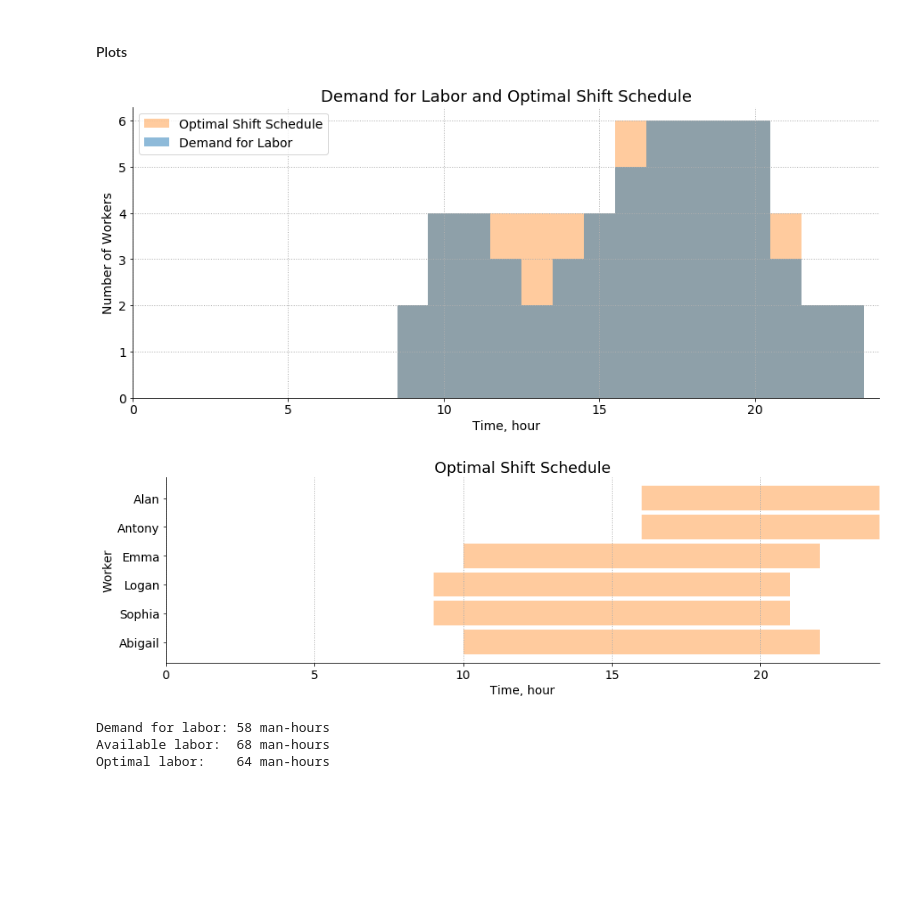
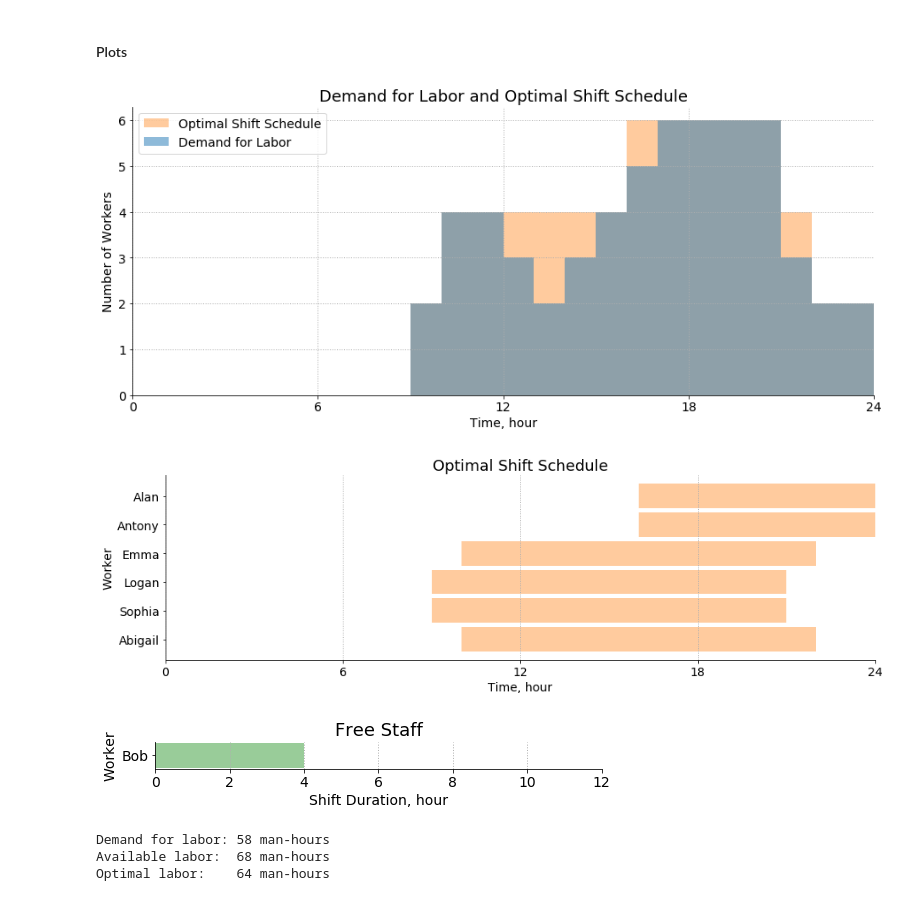
Before and after one commit to Snedashkovsky/cashier_scheduler, a Jupyter notebook: Scheduler.ipynb, the cells around one changed output. Saved outputs shown, nothing was run; the diff lists cells and outputs as text; code cells hidden in the pictures; blank space fills up the shorter version.

```diff
--- a/Scheduler.ipynb
+++ b/Scheduler.ipynb
@@ -206,19 +206,19 @@ working_hours_df = pd.DataFrame({'hour':unique_elements, 'number_exist':counts_e
 # %%
 demand_and_predict_for_labor_df = demand_for_labor_df.merge(
                                       working_hours_df,
-                                      how='left',
+                                      how='outer',
                                       on='hour').fillna(0)
 # %% [markdown]
 #### Plots
 # %%
 # Demand for Labor and Optimal Shift Schedule plot
 mpl.rcParams['figure.figsize'] = (15, 6.0)
-plt.bar(demand_and_predict_for_labor_df.hour,
+plt.bar(demand_and_predict_for_labor_df.hour + 0.5,
         demand_and_predict_for_labor_df.number_exist,
         width=1,
         color='C1',
         alpha=0.4)
-plt.bar(demand_and_predict_for_labor_df.hour,
+plt.bar(demand_and_predict_for_labor_df.hour + 0.5,
         demand_and_predict_for_labor_df.number,
         width=1,
         alpha=0.5)
@@ -227,7 +227,7 @@ plt.ylabel('Number of Workers', fontsize=14)
 plt.title('Demand for Labor and Optimal Shift Schedule', fontsize=18)
 plt.legend(['Optimal Shift Schedule','Demand for Labor'],loc=2, fontsize=14)
 plt.yticks(fontsize=14)
-plt.xticks(fontsize=14)
+plt.xticks([0, 6, 12, 18, 24], fontsize=14)
 plt.grid( linestyle=':', linewidth=1)
 ax = plt.gca()
 ax.spines['top'].set_visible(False)
@@ -237,36 +237,57 @@ ax.spines['left'].set_visible(True)
 ax.set_xlim(0,24)
 plt.show()
 
 # Optimal Shift Schedule plot
 mpl.rcParams['figure.figsize'] = (15.0, 4.0)
 plt.barh(workers_result_df.worker,
          workers_result_df.shift_duration,
          height=0.85,
          left=workers_result_df.start_hour,
          color='C1',
          alpha=0.4)
 plt.xlabel('Time, hour', fontsize=14)
 plt.ylabel('Worker', fontsize=14)
 plt.title('Optimal Shift Schedule', fontsize=18)
 plt.yticks(fontsize=14)
-plt.xticks(fontsize=14)
+plt.xticks([0, 6, 12, 18, 24], fontsize=14)
 plt.grid(axis='x', linestyle=':', linewidth=1)
 ax = plt.gca()
 ax.spines['top'].set_visible(False)
 ax.spines['bottom'].set_visible(True)
 ax.spines['right'].set_visible(False)
 ax.spines['left'].set_visible(True)
 ax.set_xlim(0,max(workers_result_df.shift_duration+workers_result_df.start_hour))
 ax.invert_yaxis()
 
 plt.show()
 
+# Free Staff plot
+mpl.rcParams['figure.figsize'] = (8.0, len(workers_df[~workers_df.worker.isin(workers_result_df.worker)])/2.0)
+plt.barh(workers_df[~workers_df.worker.isin(workers_result_df.worker)].worker,
+         workers_df[~workers_df.worker.isin(workers_result_df.worker)].shift_duration,
+         height=0.85, left=0, color='g', alpha=0.4)
+plt.xlabel('Shift Duration, hour', fontsize=14)
+plt.ylabel('Worker', fontsize=14)
+plt.title('Free Staff', fontsize=18)
+plt.yticks(fontsize=14)
+plt.xticks(range(0, 14,2), fontsize=14)
+plt.grid(axis='x', linestyle=':', linewidth=1)
+ax = plt.gca()
+ax.spines['top'].set_visible(False)
+ax.spines['bottom'].set_visible(True)
+ax.spines['right'].set_visible(False)
+ax.spines['left'].set_visible(True)
+ax.invert_yaxis()
+
+plt.show()
+
 print(f'Demand for labor: {sum(demand_for_labor_df.number)} man-hours')
 print(f'Available labor:  {sum(workers_df.shift_duration)} man-hours')
 print(f'Optimal labor:    {sum(workers_result_df.shift_duration)} man-hours')
 # %% [output]
-[figure, old version]
+[figure, new version]
-[figure, old version]
+[figure, new version]
+[figure, added]
 Demand for labor: 58 man-hours
 Available labor:  68 man-hours
 Optimal labor:    64 man-hours
```
Also changed, not shown: 6 other files.
